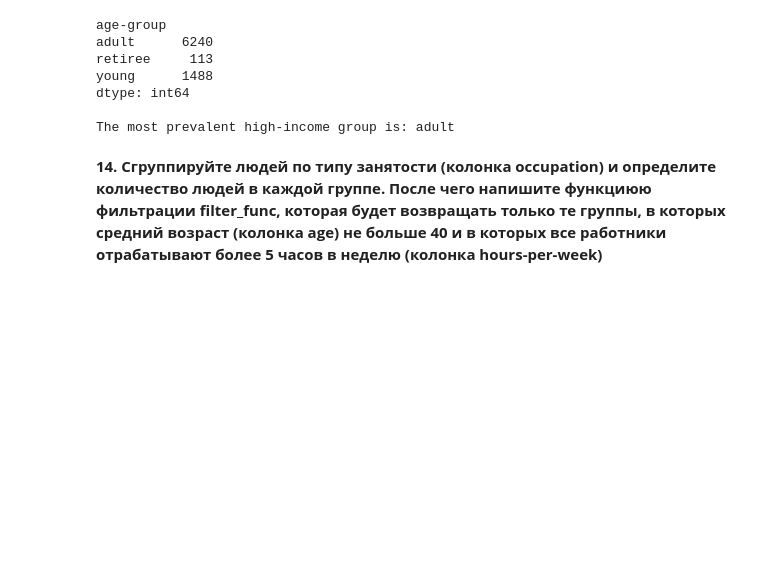
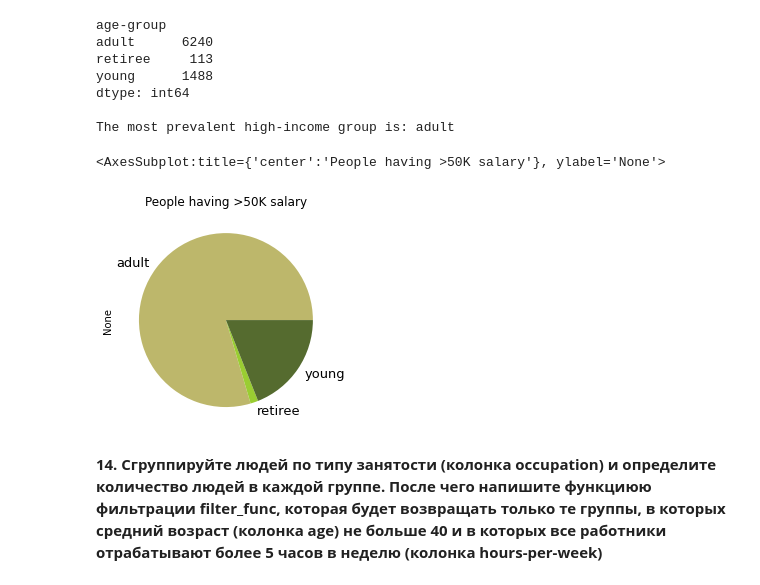
Before and after one commit to lyubinskaya/internship, a Jupyter notebook: task2/assignment_pandas.ipynb, the cells around one changed output. Cells and saved outputs as stored; diff of their text form; code cells hidden in the pictures; blank space fills up the shorter version.

```diff
--- a/task2/assignment_pandas.ipynb
+++ b/task2/assignment_pandas.ipynb
@@ -205,6 +205,12 @@ young      1488
 dtype: int64
 
 The most prevalent high-income group is: adult
+# %%
+mycolors=['DarkKhaki','#9ACD32','DarkOliveGreen']
+age_salary.plot.pie(title='People having >50K salary', fontsize=13, colors=mycolors)
+# %% [output]
+<AxesSubplot:title={'center':'People having >50K salary'}, ylabel='None'>
+[figure, added]
 # %% [markdown]
 **14. Сгруппируйте людей по типу занятости (колонка occupation) и определите количество людей в каждой группе. После чего напишите функциюю фильтрации filter_func, которая будет возвращать только те группы, в которых средний возраст (колонка age) не больше 40 и в которых все работники отрабатывают более 5 часов в неделю (колонка hours-per-week)**
 # %%
```
Also changed, not shown: parts of 6 cells of this notebook.
